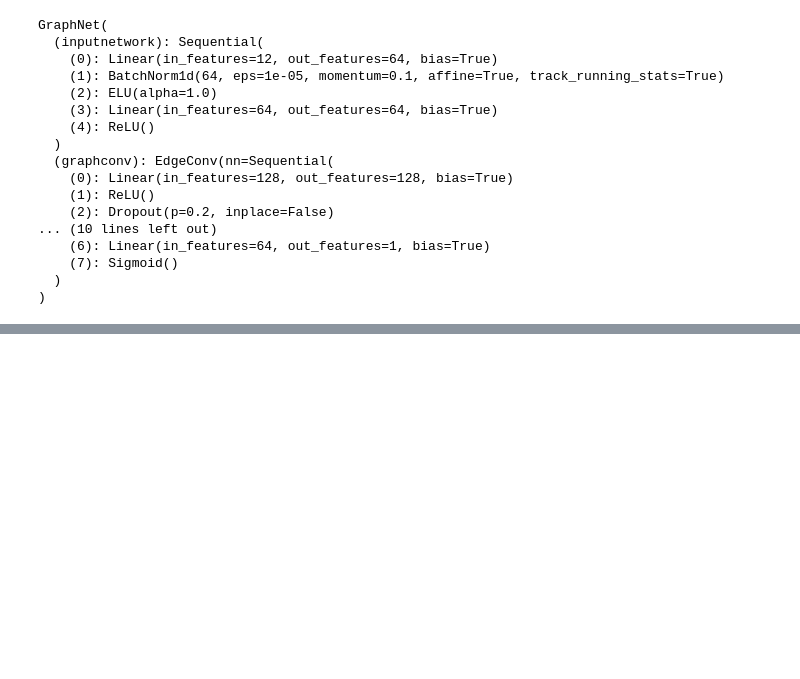
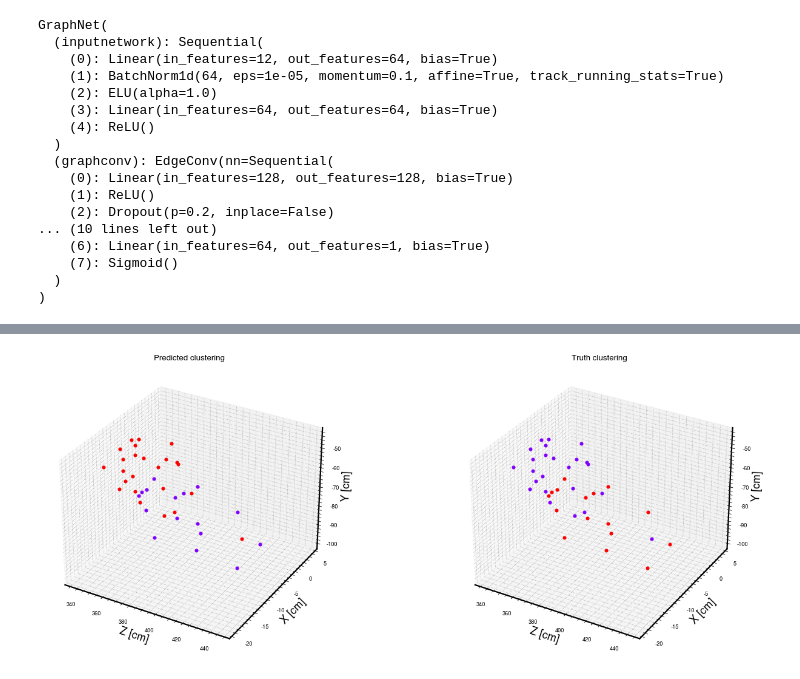
Before and after one commit to Abhirikshma/HackathonLinking, a Jupyter notebook: 3-Visualization.ipynb, the cells around one changed output, grey strips where cells are left out. Cells and saved outputs as stored; diff of their text form; code cells hidden in the pictures; blank space fills up the shorter version.

```diff
--- a/3-Visualization.ipynb
+++ b/3-Visualization.ipynb
@@ -326,0 +392,23 @@ plotTrackster(fig, ax, ax2,ax3,ax4, z,x,y,heatmap=E,edges=p_pairs, edges_t = t_p
+# %%
+import matplotlib.colors
+fig = plt.figure(figsize=(20,8), dpi=80)
+ax = fig.add_subplot(121, projection="3d")
+ax.set_xlabel("Z [cm]", fontsize = 16)
+ax.set_ylabel("X [cm]", fontsize = 16)
+ax.set_zlabel("Y [cm]", fontsize = 16)
+ax.set_title("Predicted clustering")
+cmap = plt.cm.rainbow
+norm = matplotlib.colors.Normalize(0, max(cluster_labels))
+for i, x_i in enumerate(x):
+    ax.scatter(z[i], x_i, y[i], color=cmap(norm(cluster_labels[i])))
+ax1 = fig.add_subplot(122, projection="3d")
+ax1.set_xlabel("Z [cm]", fontsize = 16)
+ax1.set_ylabel("X [cm]", fontsize = 16)
+ax1.set_zlabel("Y [cm]", fontsize = 16)
+ax1.set_title("Truth clustering")
+cmap = plt.cm.rainbow
+norm = matplotlib.colors.Normalize(0, max(truth_cluster_labels))
+for i, x_i in enumerate(x):
+    ax1.scatter(z[i], x_i, y[i], color=cmap(norm(truth_cluster_labels[i])))
+# %% [output]
+[figure, added]
```
Also changed, not shown: parts of 13 cells of this notebook.
